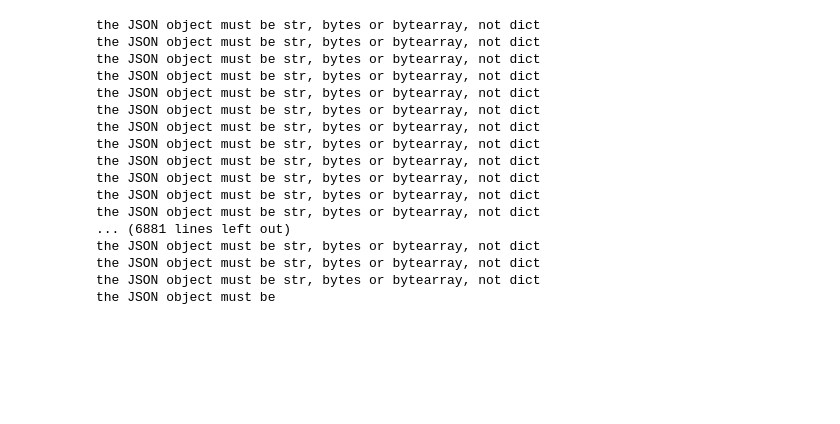
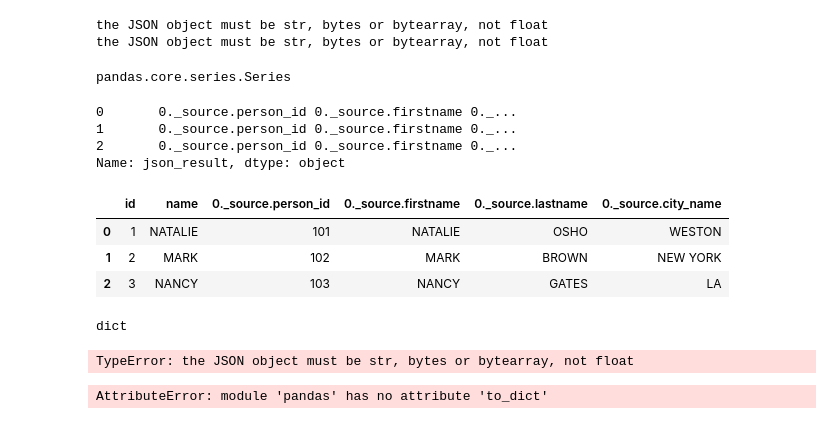
Before and after one commit to kurupabhi/upday_task, a Jupyter notebook: Upday_ETL.ipynb, the cells around one changed output. Saved outputs shown, nothing was run; the diff lists cells and outputs as text; code cells hidden in the pictures; blank space fills up the shorter version.

```diff
--- a/Upday_ETL.ipynb
+++ b/Upday_ETL.ipynb
@@ -55,22 +74,54 @@ The data type before using apply function: <class 'str'>
 # %%
 json_cols = ['ATTRIBUTES']
 for x in json_cols:
-    t1[x] = t1[x].apply(parse_column)
+    T_1[x] = T_1['ATTRIBUTES'].apply(clean_json)
 # %% [output]
-the JSON object must be str, bytes or bytearray, not dict
-the JSON object must be str, bytes or bytearray, not dict
-the JSON object must be str, bytes or bytearray, not dict
-the JSON object must be str, bytes or bytearray, not dict
-the JSON object must be str, bytes or bytearray, not dict
-the JSON object must be str, bytes or bytearray, not dict
-the JSON object must be str, bytes or bytearray, not dict
-the JSON object must be str, bytes or bytearray, not dict
-the JSON object must be str, bytes or bytearray, not dict
-the JSON object must be str, bytes or bytearray, not dict
-the JSON object must be str, bytes or bytearray, not dict
-the JSON object must be str, bytes or bytearray, not dict
-... (6881 lines left out)
-the JSON object must be str, bytes or bytearray, not dict
-the JSON object must be str, bytes or bytearray, not dict
-the JSON object must be str, bytes or bytearray, not dict
-the JSON object must be
+the JSON object must be str, bytes or bytearray, not float
+the JSON object must be str, bytes or bytearray, not float
+# %%
+type(T_1['ATTRIBUTES'])
+# %% [output]
+pandas.core.series.Series
+# %%
+raw_data = [{'id': 1, 'name': 'NATALIE', 'json_result': '{"0": {"_source": {"person_id": 101, "firstname": "NATALIE", "lastname": "OSHO", "city_name": "WESTON"}}}'}, \
+        {'id': 2, 'name': 'MARK', 'json_result': '{"0": {"_source": {"person_id": 102, "firstname": "MARK", "lastname": "BROWN", "city_name": "NEW YORK"}}}'}, \
+        {'id': 3, 'name': 'NANCY', 'json_result': '{"0": {"_source": {"person_id": 103, "firstname": "NANCY", "lastname": "GATES", "city_name": "LA"}}}'}]
+
+df = pd.DataFrame.from_dict(raw_data)
+ser = df['json_result'].apply(lambda s: pd.json_normalize(json.loads(s)))
+# %%
+ser
+# %% [output]
+0       0._source.person_id 0._source.firstname 0._...
+1       0._source.person_id 0._source.firstname 0._...
+2       0._source.person_id 0._source.firstname 0._...
+Name: json_result, dtype: object
+# %%
+a = df.drop(columns=['json_result'])
+b = pd.concat(list(ser), ignore_index=True)
+c = a.join(b)
+# %%
+c
+# %% [output]
+|  | id | name | 0._source.person_id | 0._source.firstname | 0._source.lastname | 0._source.city_name |
+| 0 | 1 | NATALIE | 101 | NATALIE | OSHO | WESTON |
+| 1 | 2 | MARK | 102 | MARK | BROWN | NEW YORK |
+| 2 | 3 | NANCY | 103 | NANCY | GATES | LA |
+# %%
+a_dict = {
+    'school': 'ABC primary school',
+    'location': 'London',
+    'ranking': 2,
+}
+type(a_dict)
+# %% [output]
+dict
+# %%
+df = pd.DataFrame.from_dict(t1['ATTRIBUTES'])
+ser = df['ATTRIBUTES'].apply(lambda s: pd.json_normalize(json.loads(s)))
+# %% [output]
+TypeError: the JSON object must be str, bytes or bytearray, not float
+# %%
+json.loads(pd.to_dict(t1['ATTRIBUTES']))
+# %% [output]
+AttributeError: module 'pandas' has no attribute 'to_dict'
```
Also changed, not shown: parts of 10 cells of this notebook, 1 other file.
